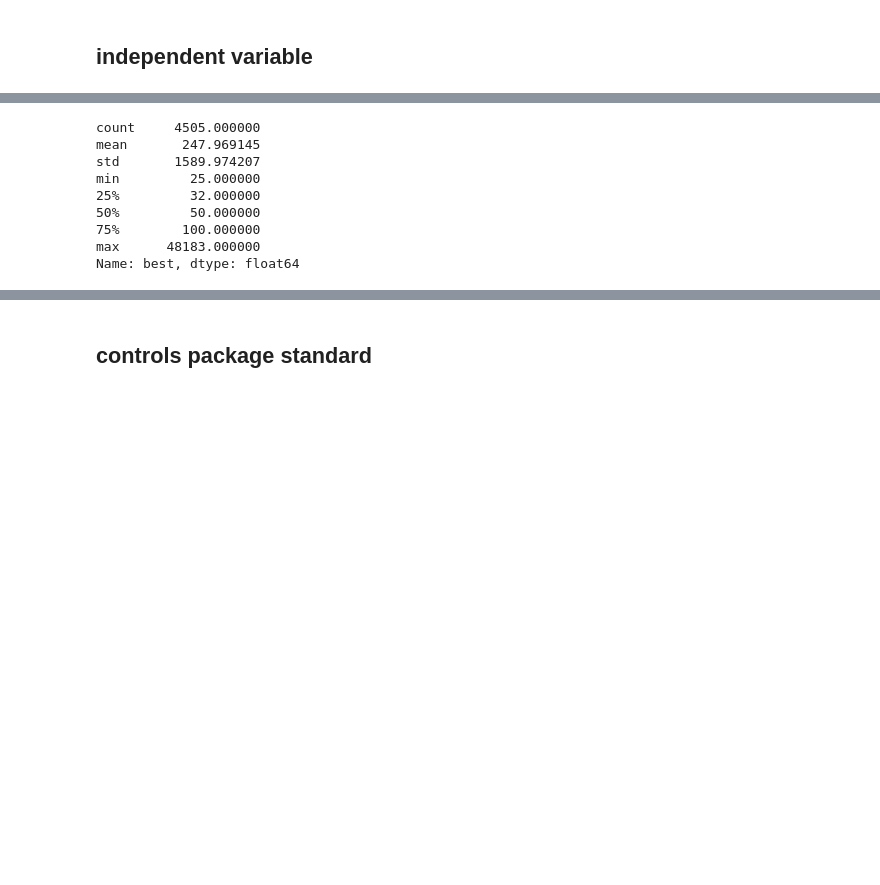
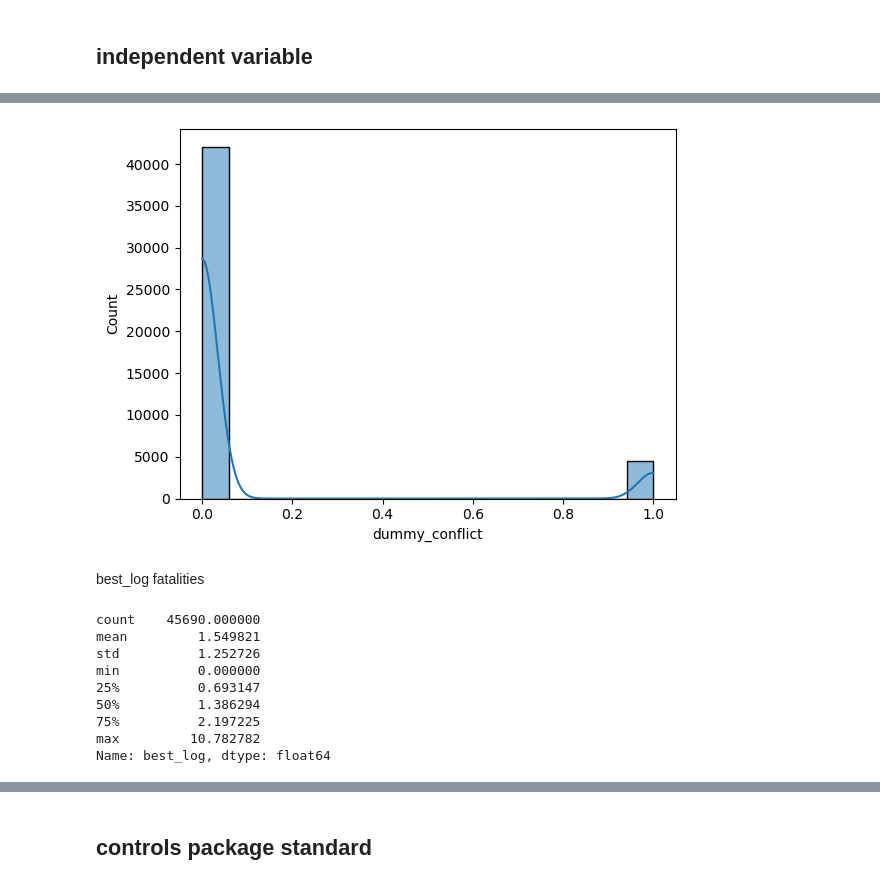
Before and after one commit to NatStrom/Thesis, a Jupyter notebook: descriptive analysis.ipynb, the cells around one changed output, grey strips where cells are left out. Drawn from its saved outputs; the diff is of its cells as text; code cells hidden in the pictures; blank space fills up the shorter version.

```diff
--- a/descriptive analysis.ipynb
+++ b/descriptive analysis.ipynb
@@ -195,15 +209,23 @@ plt.savefig('daly_all_timetrend.png')
+# %%
+#produce distribution plots
+sns.histplot(data_analysis['dummy_conflict'],kde = True)
+plt.savefig('dummy_conflict_hist.png')
+# %% [output]
+[figure, added]
+# %% [markdown]
+best_log fatalities
 # %%
-data_analysis['best'].describe()
+data_analysis['best_log'].describe()
 # %% [output]
-count     4505.000000
-mean       247.969145
-std       1589.974207
-min         25.000000
-25%         32.000000
-50%         50.000000
-75%        100.000000
-max      48183.000000
-Name: best, dtype: float64
+count    45690.000000
+mean         1.549821
+std          1.252726
+min          0.000000
+25%          0.693147
+50%          1.386294
+75%          2.197225
+max         10.782782
+Name: best_log, dtype: float64
 # %%
 #produce distribution plots
 sns.histplot(data_analysis['best_log'],kde = True)
```
Also changed, not shown: parts of 38 cells of this notebook, 4 other files.
